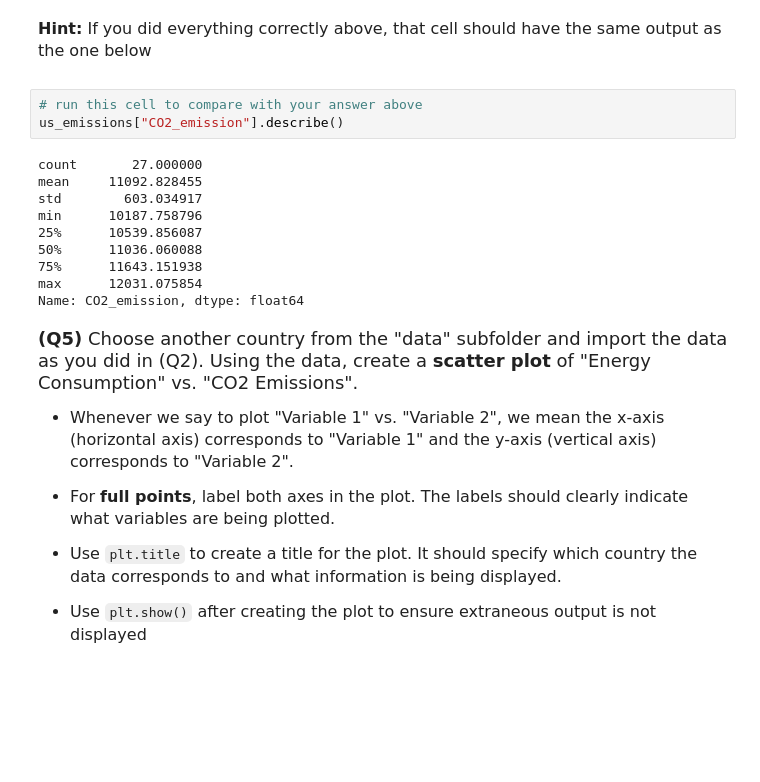
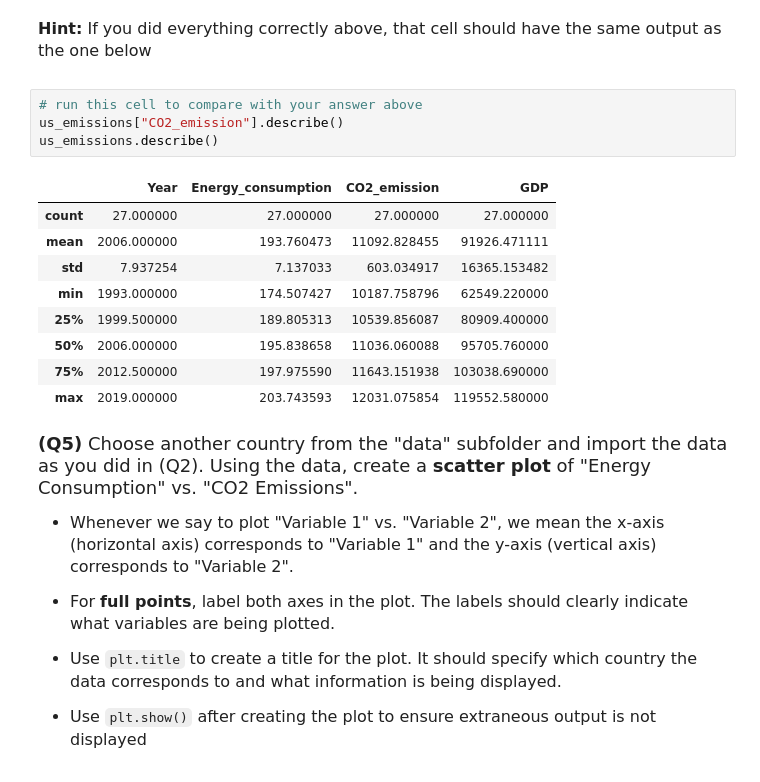
Before and after one commit to AarinSingh1/datasci151-2026, a Jupyter notebook: _assignments/assignment_2/Assignment2.ipynb, the cells around one changed output. Saved outputs shown, nothing was run; the diff lists cells and outputs as text; blank space fills up the shorter version.

```diff
--- a/_assignments/assignment_2/Assignment2.ipynb
+++ b/_assignments/assignment_2/Assignment2.ipynb
@@ -124,16 +126,17 @@ Name: CO2_emission, dtype: float64
 # %%
 # run this cell to compare with your answer above
 us_emissions["CO2_emission"].describe()
+us_emissions.describe()
 # %% [output]
-count       27.000000
-mean     11092.828455
-std        603.034917
-min      10187.758796
-25%      10539.856087
-50%      11036.060088
-75%      11643.151938
-max      12031.075854
-Name: CO2_emission, dtype: float64
+|  | Year | Energy_consumption | CO2_emission | GDP |
+| count | 27.000000 | 27.000000 | 27.000000 | 27.000000 |
+| mean | 2006.000000 | 193.760473 | 11092.828455 | 91926.471111 |
+| std | 7.937254 | 7.137033 | 603.034917 | 16365.153482 |
+| min | 1993.000000 | 174.507427 | 10187.758796 | 62549.220000 |
+| 25% | 1999.500000 | 189.805313 | 10539.856087 | 80909.400000 |
+| 50% | 2006.000000 | 195.838658 | 11036.060088 | 95705.760000 |
+| 75% | 2012.500000 | 197.975590 | 11643.151938 | 103038.690000 |
+| max | 2019.000000 | 203.743593 | 12031.075854 | 119552.580000 |
 # %% [markdown]
 <font size = "4">
 
```
Also changed, not shown: parts of 1 cell of this notebook.
